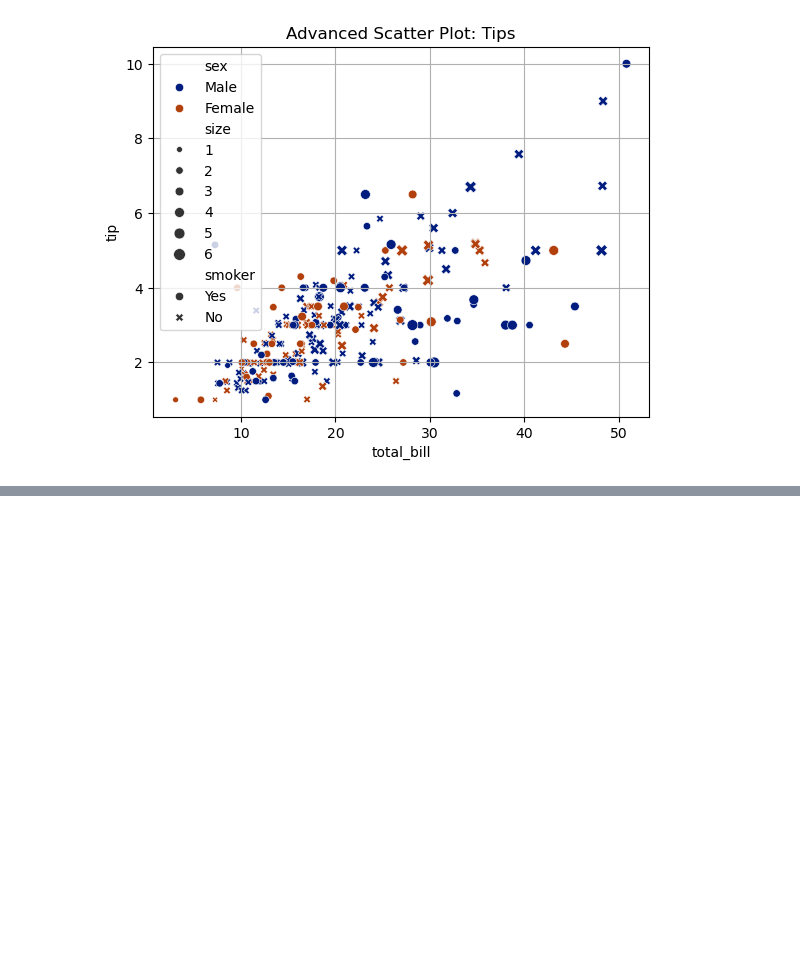
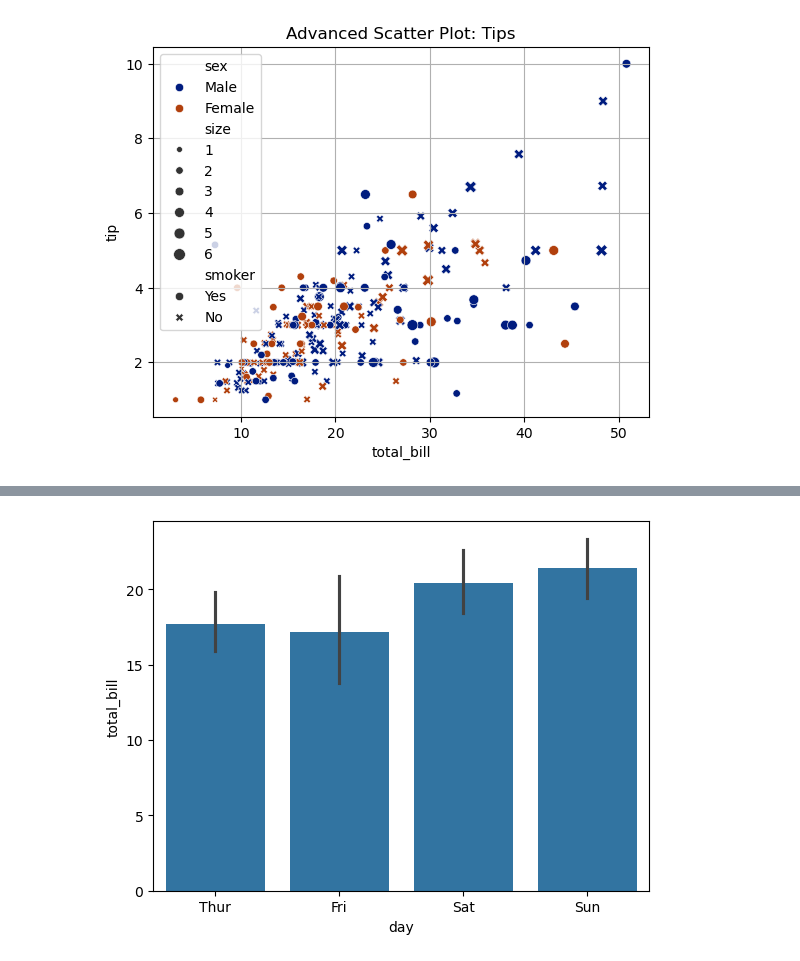
Before and after one commit to DeathGravity249/Hunter-99_python_basic_to_advance, a Jupyter notebook: 04_Data_Analysis_Python/1.6_Data_visualization_seaborn.ipynb, the cells around one changed output, grey strips where cells are left out. Saved outputs shown, nothing was run; the diff lists cells and outputs as text; code cells hidden in the pictures; blank space fills up the shorter version.

```diff
--- a/04_Data_Analysis_Python/1.6_Data_visualization_seaborn.ipynb
+++ b/04_Data_Analysis_Python/1.6_Data_visualization_seaborn.ipynb
@@ -56,0 +81,7 @@ Manually assigning palette color syntax:
+# %%
+## categorical plot
+# BAR plot
+sns.barplot(x='day',y='total_bill',data=tips)
+plt.show()
+# %% [output]
+[figure, added]
```
Also changed, not shown: parts of 19 cells of this notebook, 8 other files.
